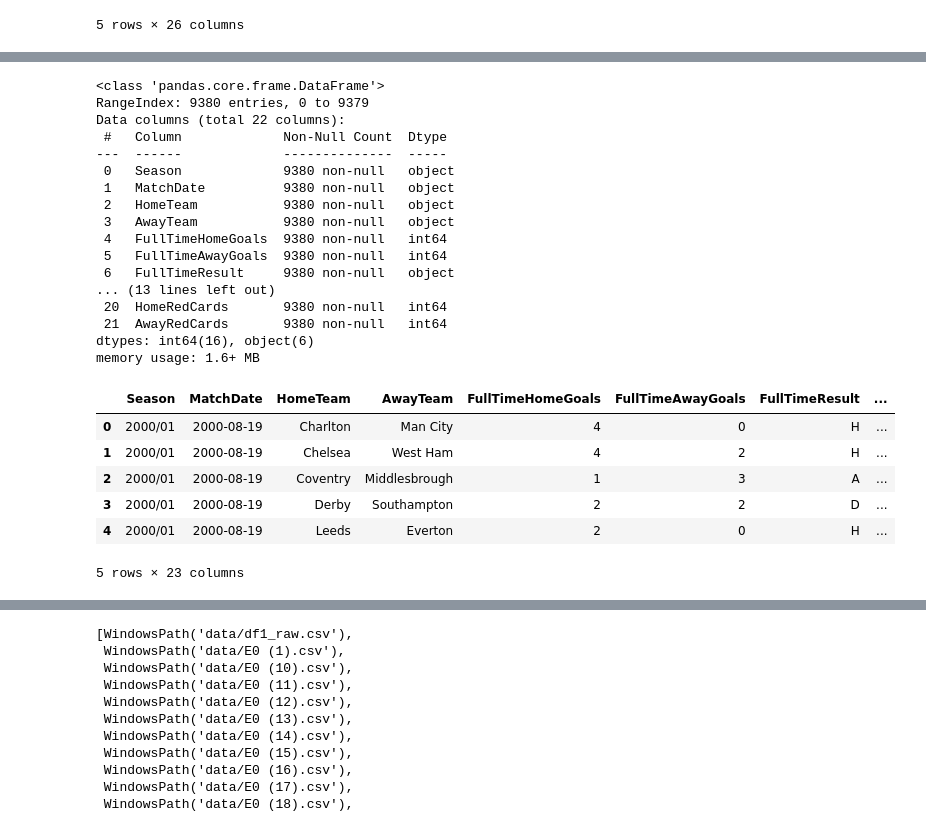
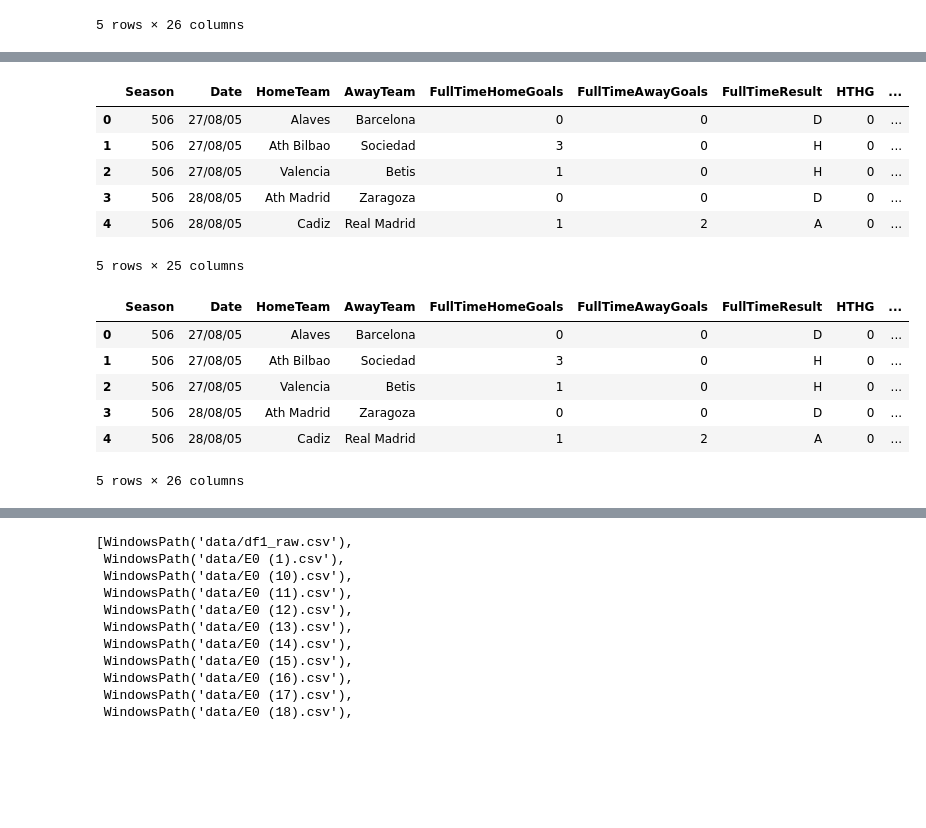
Before and after one commit to Ayomide906/BetCO, a Jupyter notebook: eda_betCO.ipynb, the cells around one changed output, grey strips where cells are left out. Cells and saved outputs as stored; diff of their text form; code cells hidden in the pictures; blank space fills up the shorter version.

```diff
--- a/eda_betCO.ipynb
+++ b/eda_betCO.ipynb
@@ -4,6 +4,6 @@ import numpy as np
 from matplotlib import pyplot as plt
 %matplotlib inline
 # %%
-df1=pd.read_csv('data/LaLiga_Matches.csv')
+df1=pd.read_csv('data/LaLiga_Detailed.csv')
 df1.head()
 # %% [output]
@@ -30 +28,3 @@ array(['Man City', 'West Ham', 'Middlesbrough', 'Southampton', 'Everton',
+# %%
+df1.rename(columns={'HTHG':'HalfTimeHomeGoals','HTAG':'HalfTimeAwayGoals','HTR':'HalfTimeResult',},inplace=True)
 # %%
@@ -34,2 +40,3 @@ df1.shape
 # %%
 df1.describe()
+df1.rename(columns={'B365H':'HomeOdds','B365D':'DrawOdds','B365A':'AwayOdds'},inplace=True)
@@ -394,32 +392,22 @@ team_df.describe()
 # %%
-df1.info()
+df1.head()
 # %% [output]
+|  | Season | Date | HomeTeam | AwayTeam | FullTimeHomeGoals | FullTimeAwayGoals | FullTimeResult | HTHG | ... |
+| 0 | 506 | 27/08/05 | Alaves | Barcelona | 0 | 0 | D | 0 | ... |
+| 1 | 506 | 27/08/05 | Ath Bilbao | Sociedad | 3 | 0 | H | 0 | ... |
+| 2 | 506 | 27/08/05 | Valencia | Betis | 1 | 0 | H | 0 | ... |
+| 3 | 506 | 28/08/05 | Ath Madrid | Zaragoza | 0 | 0 | D | 0 | ... |
+| 4 | 506 | 28/08/05 | Cadiz | Real Madrid | 1 | 2 | A | 0 | ... |
-<class 'pandas.core.frame.DataFrame'>
-RangeIndex: 9380 entries, 0 to 9379
-Data columns (total 22 columns):
- #   Column             Non-Null Count  Dtype
----  ------             --------------  -----
- 0   Season             9380 non-null   object
- 1   MatchDate          9380 non-null   object
- 2   HomeTeam           9380 non-null   object
- 3   AwayTeam           9380 non-null   object
- 4   FullTimeHomeGoals  9380 non-null   int64
- 5   FullTimeAwayGoals  9380 non-null   int64
- 6   FullTimeResult     9380 non-null   object
-... (13 lines left out)
- 20  HomeRedCards       9380 non-null   int64
- 21  AwayRedCards       9380 non-null   int64
-dtypes: int64(16), object(6)
-memory usage: 1.6+ MB
+5 rows × 25 columns
 # %%
-df1['era'] = df1['Season'].apply(lambda x: 2026 - int(x.split('/')[0]))
+df1['era'] = df1['Date'].apply(lambda x: 26 - int(x.split('/')[-1]))
 df1.head()
 # %% [output]
-|  | Season | MatchDate | HomeTeam | AwayTeam | FullTimeHomeGoals | FullTimeAwayGoals | FullTimeResult | ... |
-| 0 | 2000/01 | 2000-08-19 | Charlton | Man City | 4 | 0 | H | ... |
-| 1 | 2000/01 | 2000-08-19 | Chelsea | West Ham | 4 | 2 | H | ... |
-| 2 | 2000/01 | 2000-08-19 | Coventry | Middlesbrough | 1 | 3 | A | ... |
-| 3 | 2000/01 | 2000-08-19 | Derby | Southampton | 2 | 2 | D | ... |
-| 4 | 2000/01 | 2000-08-19 | Leeds | Everton | 2 | 0 | H | ... |
+|  | Season | Date | HomeTeam | AwayTeam | FullTimeHomeGoals | FullTimeAwayGoals | FullTimeResult | HTHG | ... |
+| 0 | 506 | 27/08/05 | Alaves | Barcelona | 0 | 0 | D | 0 | ... |
+| 1 | 506 | 27/08/05 | Ath Bilbao | Sociedad | 3 | 0 | H | 0 | ... |
+| 2 | 506 | 27/08/05 | Valencia | Betis | 1 | 0 | H | 0 | ... |
+| 3 | 506 | 28/08/05 | Ath Madrid | Zaragoza | 0 | 0 | D | 0 | ... |
+| 4 | 506 | 28/08/05 | Cadiz | Real Madrid | 1 | 2 | A | 0 | ... |
-5 rows × 23 columns
+5 rows × 26 columns
 # %%
```
Also changed, not shown: parts of 84 cells of this notebook, 30 other files.
